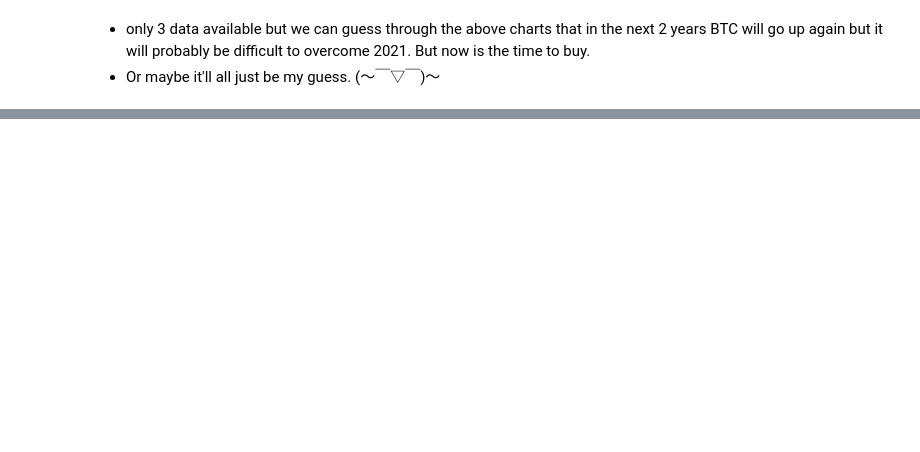
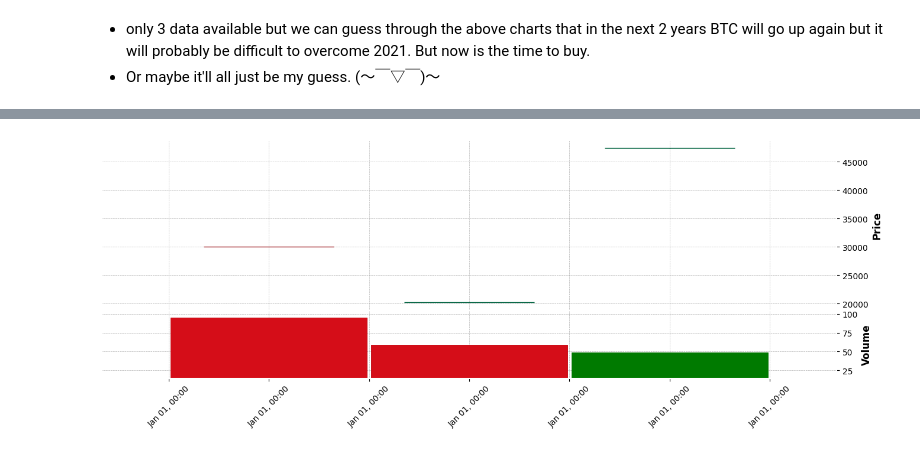
Before and after one commit to An-Tran-2001/Use-Your-Brain-To-Gamble, a Jupyter notebook: Data_normalization.ipynb, the cells around one changed output, grey strips where cells are left out. Drawn from its saved outputs; the diff is of its cells as text; code cells hidden in the pictures; blank space fills up the shorter version.

```diff
--- a/Data_normalization.ipynb
+++ b/Data_normalization.ipynb
@@ -666,0 +693,5 @@ btcusdt_df.head()
+# %%
+df_year['year'] = pd.to_datetime(df_year['year'], format='%Y')
+mpf.plot(df_year.set_index('year'), type='candle', style='charles', volume=True, mav=(3,6,9), figratio=(60,20), figscale=1)
+# %% [output]
+[figure, added]
```
Also changed, not shown: parts of 23 cells of this notebook.
